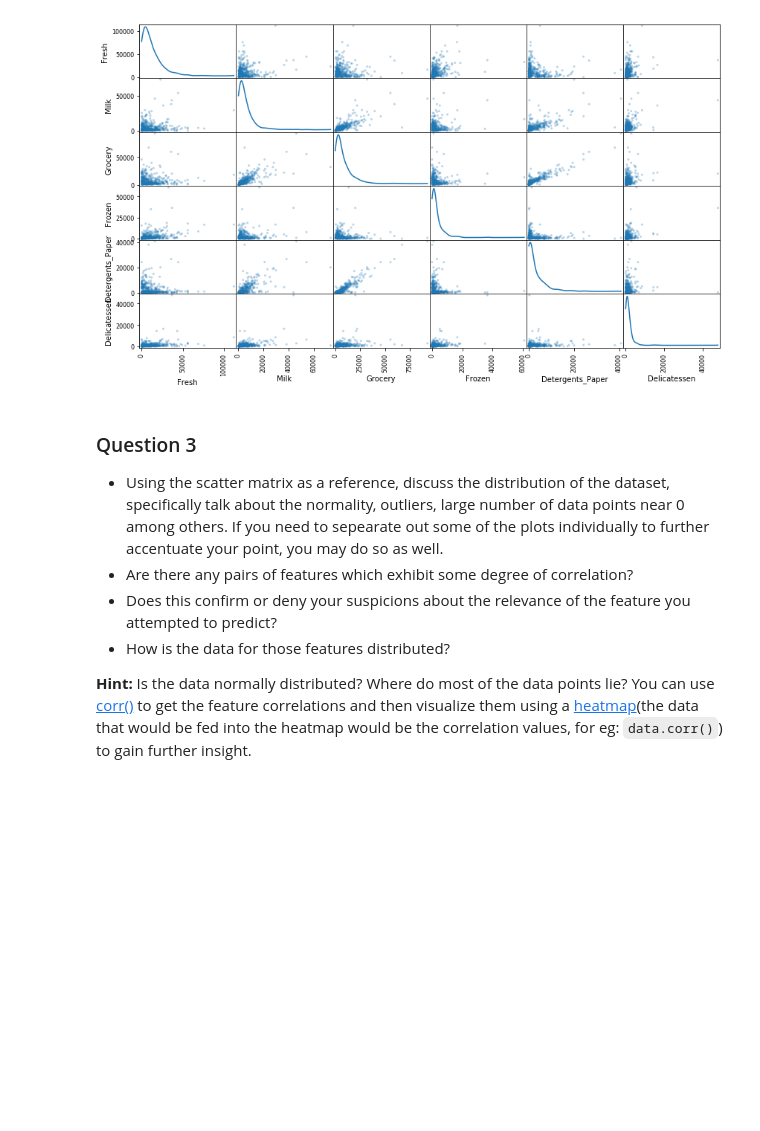
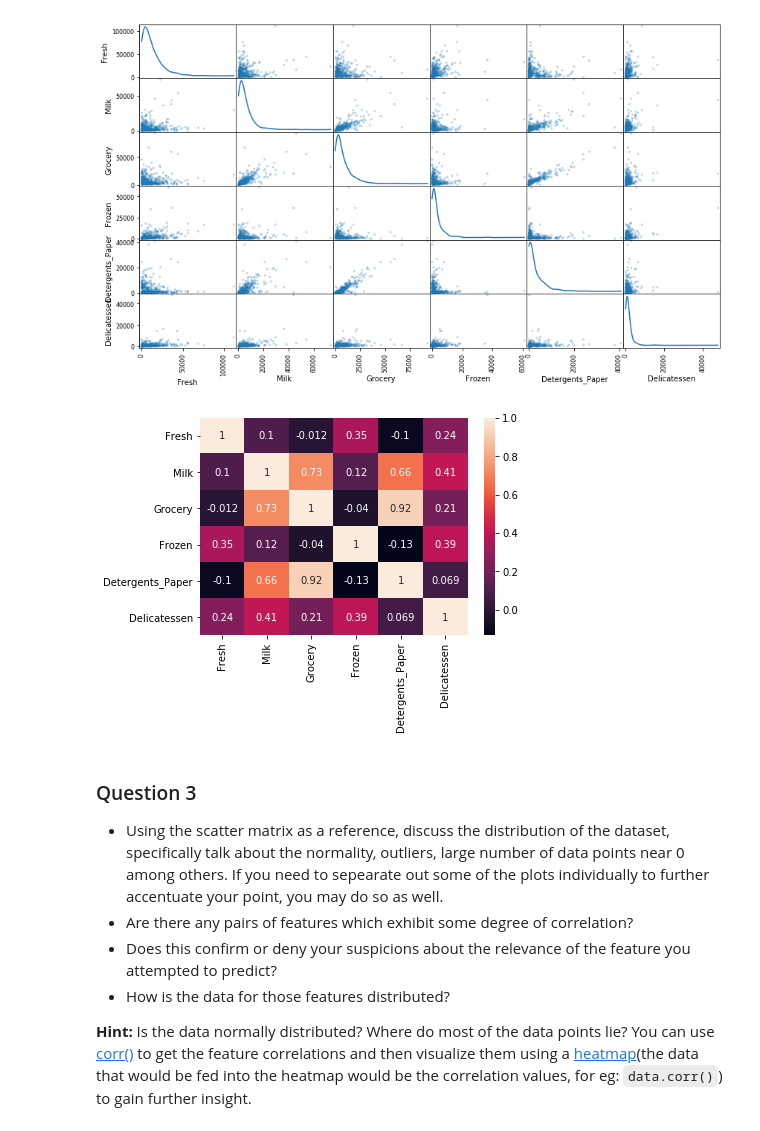
Before and after one commit to bobtaiwan/MLND-Customer_Segments, a Jupyter notebook: customer_segments.ipynb, the cells around one changed output. Drawn from its saved outputs; the diff is of its cells as text; code cells hidden in the pictures; blank space fills up the shorter version.

Commit message:
feat: Visualize Feature Distributions
- Produce a scatter matrix for each pair of features in the data
- Use heatmap to represent the correlation values of pairs of features

```diff
--- a/customer_segments.ipynb
+++ b/customer_segments.ipynb
@@ -160,6 +160,11 @@ To get a better understanding of the dataset, we can construct a scatter matrix
 pd.scatter_matrix(data, alpha = 0.3, figsize = (14,8), diagonal = 'kde');
 # %% [output]
 [figure]
+# %%
+import seaborn as sns
+ax=sns.heatmap(data.corr(),annot=True)
+# %% [output]
+[figure, added]
 # %% [markdown]
 ### Question 3
 * Using the scatter matrix as a reference, discuss the distribution of the dataset, specifically talk about the normality, outliers, large number of data points near 0 among others. If you need to sepearate out some of the plots individually to further accentuate your point, you may do so as well.
```
Also changed, not shown: parts of 4 cells of this notebook.
